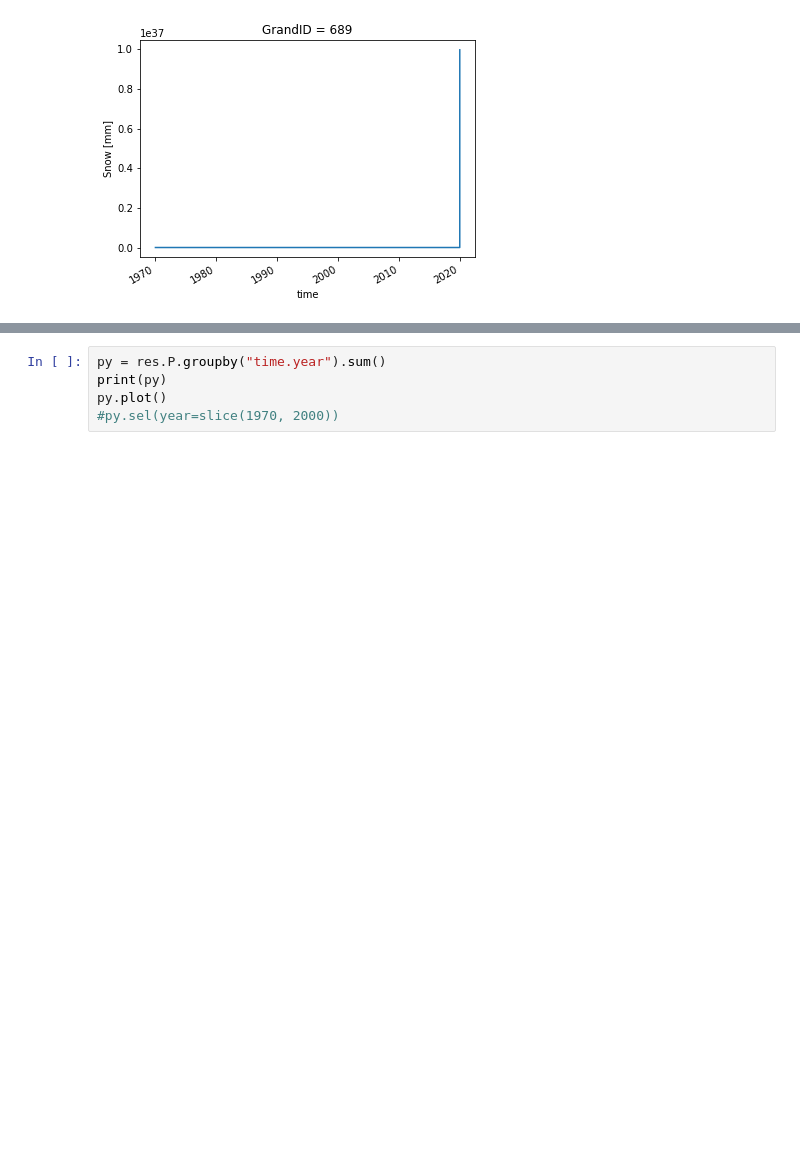
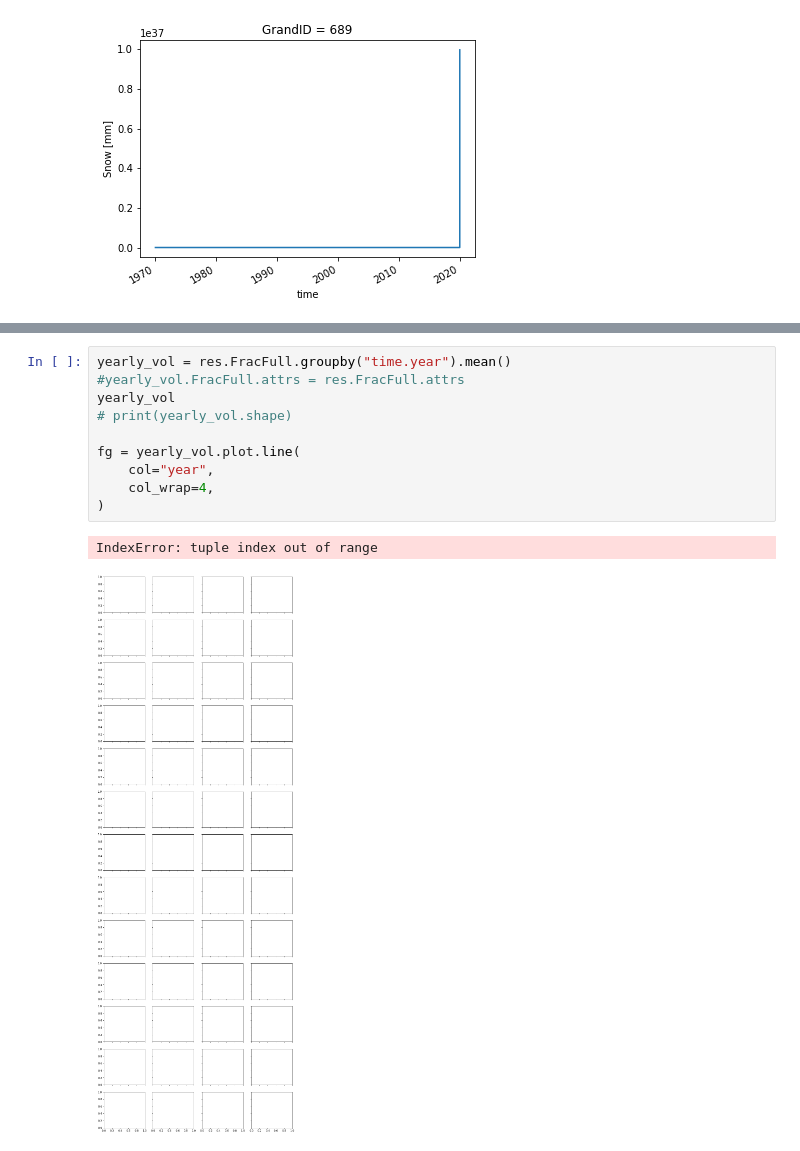
Before and after one commit to mmcfarland/pc-notebook-scratch, a Jupyter notebook: deltares/reservoirs.ipynb, the cells around one changed output, grey strips where cells are left out. Drawn from its saved outputs; the diff is of its cells as text; blank space fills up the shorter version.

```diff
--- a/deltares/reservoirs.ipynb
+++ b/deltares/reservoirs.ipynb
@@ -174,5 +137,13 @@ Coordinates:
 # %%
-py = res.P.groupby("time.year").sum()
-print(py)
-py.plot()
-#py.sel(year=slice(1970, 2000))
+yearly_vol = res.FracFull.groupby("time.year").mean()
+#yearly_vol.FracFull.attrs = res.FracFull.attrs
+yearly_vol
+# print(yearly_vol.shape)
+
+fg = yearly_vol.plot.line(
+    col="year",
+    col_wrap=4,
+)
+# %% [output]
+IndexError: tuple index out of range
+[figure, added]
```
Also changed, not shown: parts of 5 cells of this notebook, 1 other file.
